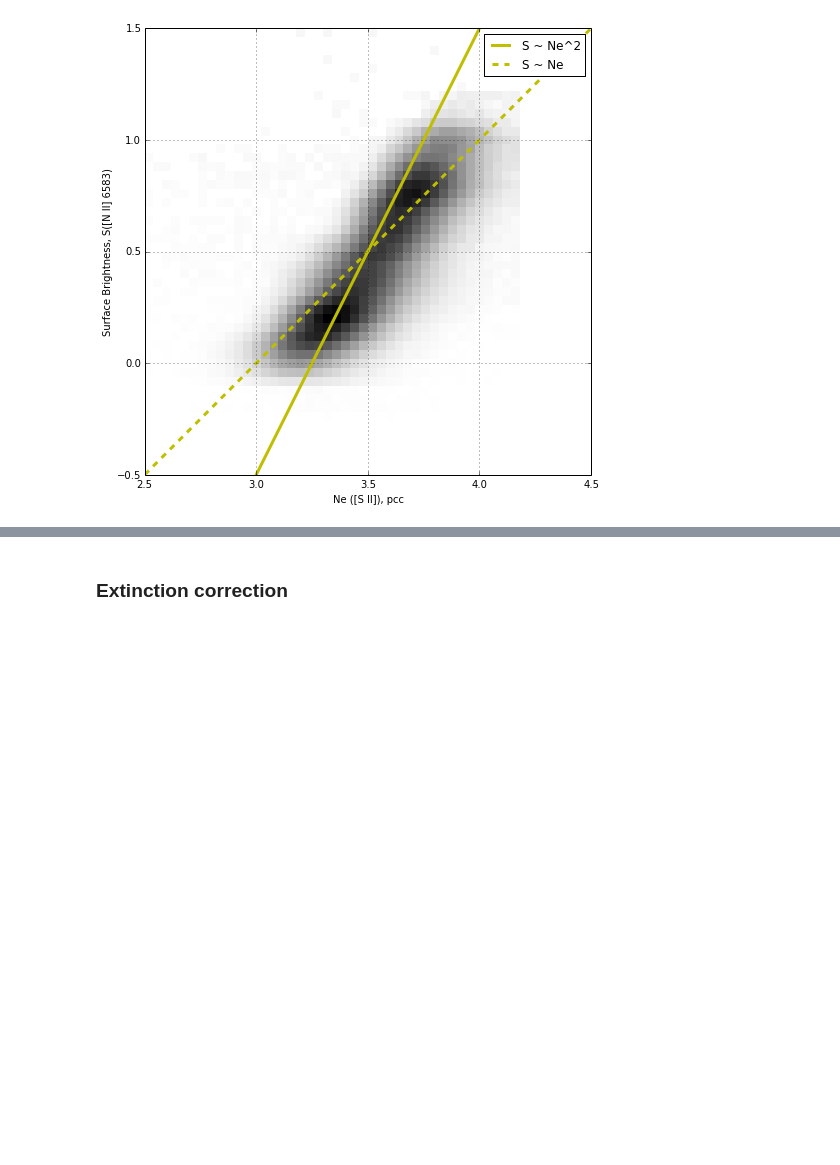
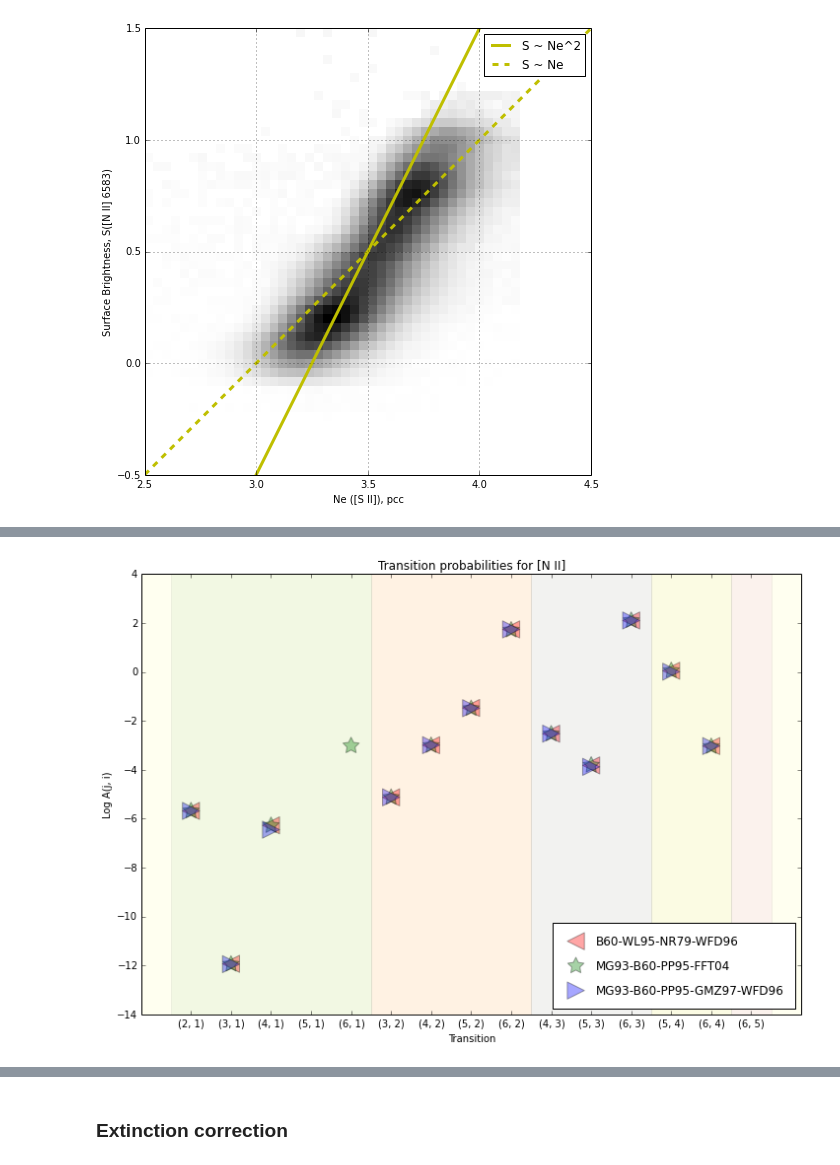
Before and after one commit to deprecated/orion-tsq, a Jupyter notebook: WFC3 images exploration.ipynb, the cells around one changed output, grey strips where cells are left out. Drawn from its saved outputs; the diff is of its cells as text; code cells hidden in the pictures; blank space fills up the shorter version.

```diff
--- a/WFC3 images exploration.ipynb
+++ b/WFC3 images exploration.ipynb
@@ -730,0 +1006,5 @@ gcf().savefig("snii-versus-ne.pdf")
+# %%
+f = figure(figsize=(12,8))
+dp_N2.plotA(fignum=f.number)
+# %% [output]
+[figure, added]
```
Also changed, not shown: parts of 40 cells of this notebook, 6 other files.
